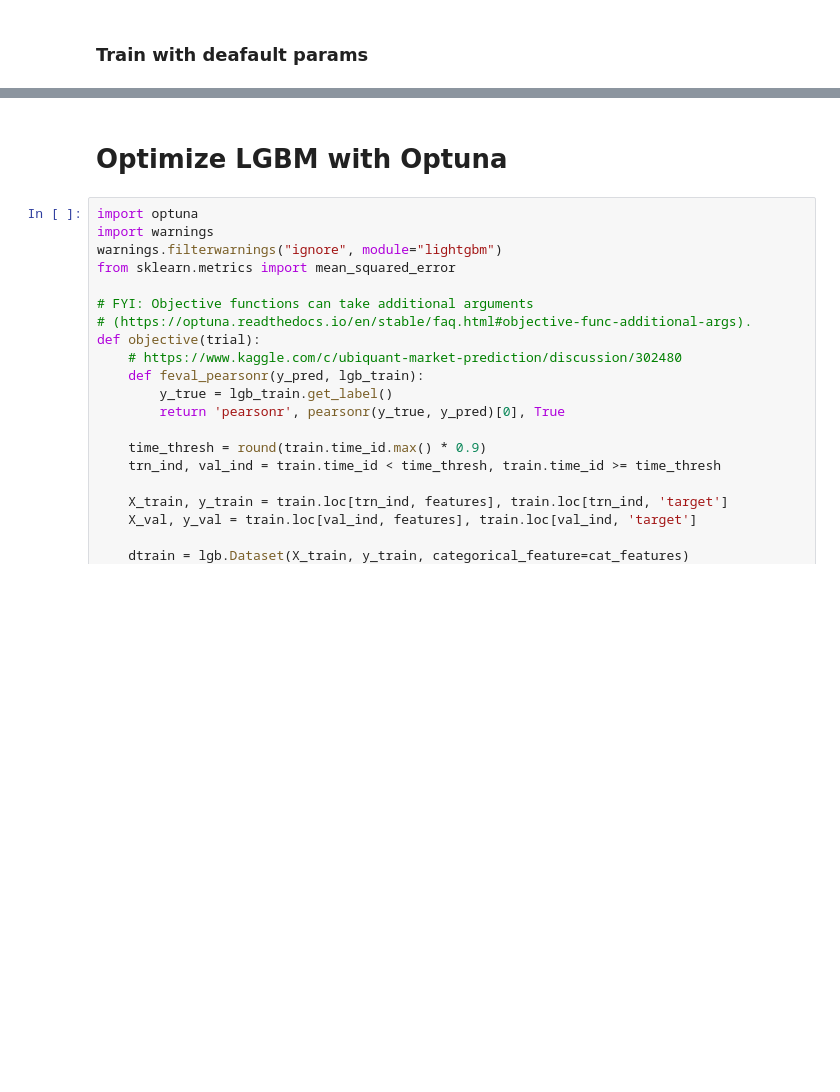
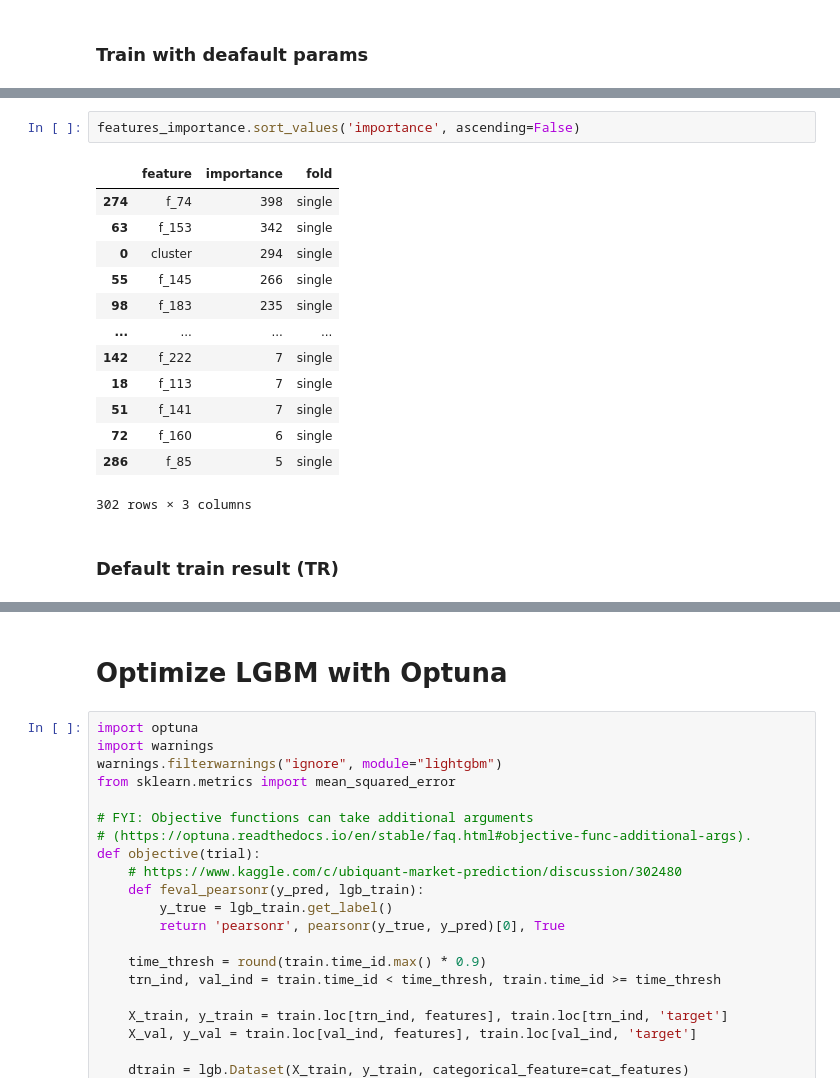
Before and after one commit to beatwad/ubiquant, a Jupyter notebook: part_2_LGBM_train.ipynb, the cells around one changed output, grey strips where cells are left out. Drawn from its saved outputs; the diff is of its cells as text; blank space fills up the shorter version.

```diff
--- a/part_2_LGBM_train.ipynb
+++ b/part_2_LGBM_train.ipynb
@@ -946,0 +453,18 @@ Wall time: 23.8 µs
+# %%
+features_importance.sort_values('importance', ascending=False)
+# %% [output]
+|  | feature | importance | fold |
+| 274 | f_74 | 398 | single |
+| 63 | f_153 | 342 | single |
+| 0 | cluster | 294 | single |
+| 55 | f_145 | 266 | single |
+| 98 | f_183 | 235 | single |
+| ... | ... | ... | ... |
+| 142 | f_222 | 7 | single |
+| 18 | f_113 | 7 | single |
+| 51 | f_141 | 7 | single |
+| 72 | f_160 | 6 | single |
+| 286 | f_85 | 5 | single |
+302 rows × 3 columns
+# %% [markdown]
+### Default train result (TR)
```
Also changed, not shown: parts of 50 cells of this notebook, 1 other file.
